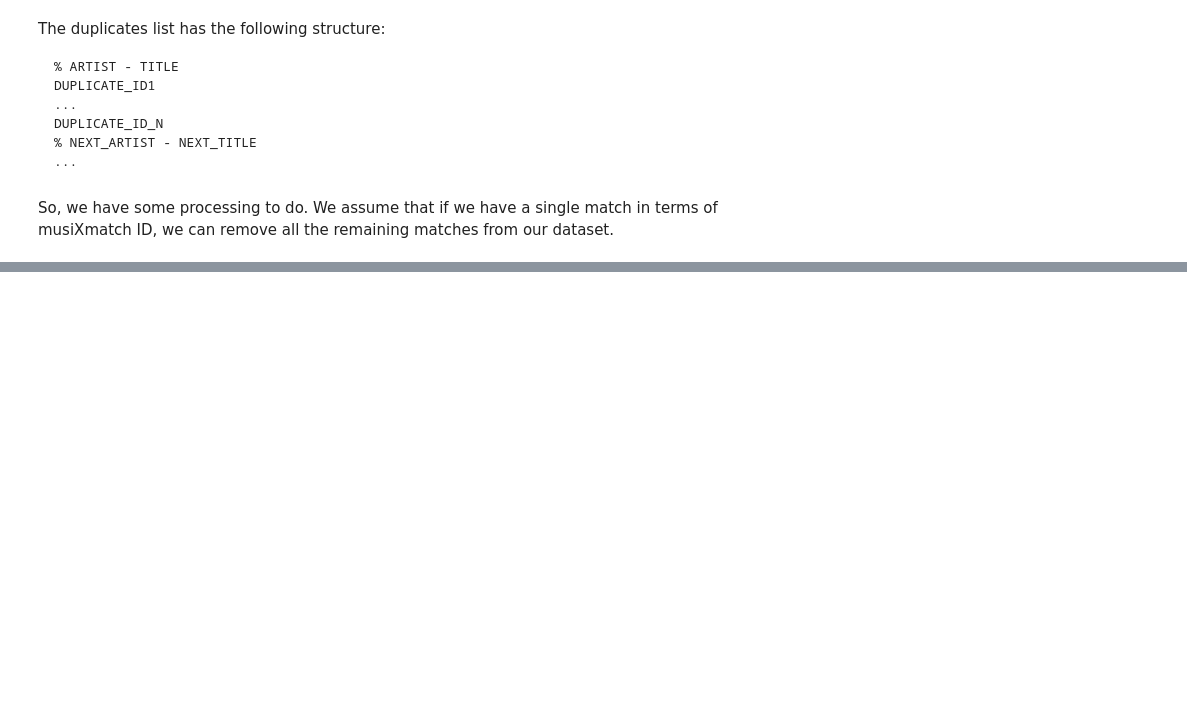
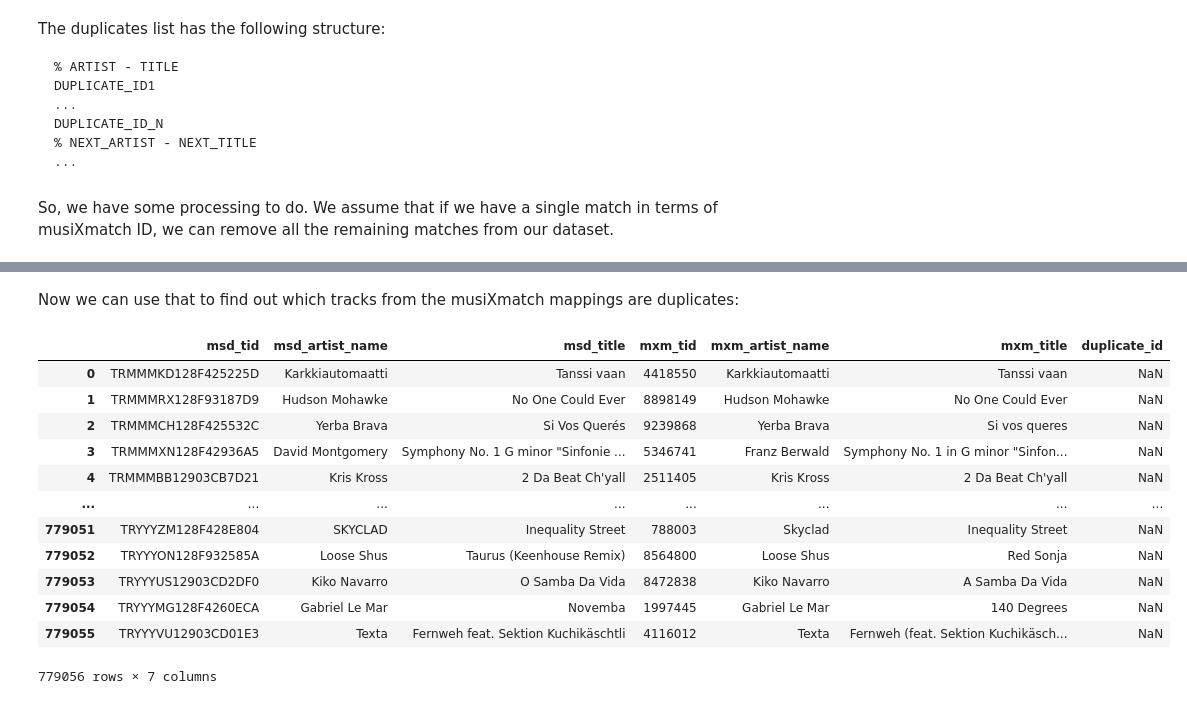
Before and after one commit to Sejmou/tuwien-nlp-2022w-group12, a Jupyter notebook: mxm-msd-merge.ipynb, the cells around one changed output, grey strips where cells are left out. Drawn from its saved outputs; the diff is of its cells as text; code cells hidden in the pictures; blank space fills up the shorter version.

Commit message:
start work on finding mXm mapping duplicates

````diff
--- a/mxm-msd-merge.ipynb
+++ b/mxm-msd-merge.ipynb
@@ -67,6 +95,12 @@ mapping[mapping.msd_title.str.lower() != mapping.mxm_title.str.lower()]
 We see that the researchers did a pretty good job, finding several hundreds of thousands of songs that wouldn't match if we chose a very simple matching strategy.
 # %% [markdown]
 ## Load duplicates list and use it for filtering
+# %%
+duplicate_file_path = os.path.join(data_dir, "msd_duplicates.txt")
+if not os.path.exists(duplicate_file_path):
+  duplicate_file_content = get_remote_textfile("http://millionsongdataset.com/sites/default/files/AdditionalFiles/msd_duplicates.txt")
+  with open(duplicate_file_path, "w") as f:
+    f.write(duplicate_file_content)
 # %% [markdown]
 The duplicates list has the following structure:
 ```
@@ -79,9 +113,18 @@ DUPLICATE_ID_N
 ```
 # %% [markdown]
 So, we have some processing to do. We assume that if we have a single match in terms of musiXmatch ID, we can remove all the remaining matches from our dataset.
-# %%
-import re
-
-with open("data/msd_duplicates.txt") as f:
-  duplicates = f.read()
-  re.
+# %%
+import re
+
+with open(duplicate_file_path) as f:
+  # remove comments (lines starting with "#")
+  duplicates_data = "".join([line for line in f.readlines() if not line.startswith("#")])
+  # we could extract the artist and track names for the duplicates from the file, like this:
+  # artist_and_track_name_strs = re.findall(r"\%[0-9]*\s(.*)\n", duplicates_data)
+  # splits = [str.split(" - ") for str in artist_and_track_name_strs]
+
+  # But actually there's a few instances where " - " is either part of the song title or the artist's name
+  # there's no clear rule for splitting that without introducing error
+  # so, rather than picking the names from here, we will just use the lists of duplicates
+
+  duplicated_tracks = [ids_str.split("\n")[:-1] for ids_str in re.split(r"\%[0-9]*\s.*\n", duplicates_data)[1:]]
@@ -87,0 +151,5 @@ with open("data/msd_duplicates.txt") as f:
+# %%
+dups_and_tracks = [[(i, track_id) for track_id in track_ids] for (i, track_ids) in enumerate(duplicated_tracks)]
+dups_and_tracks_flat = [item for dup_and_tracks in dups_and_tracks for item in dup_and_tracks]
+dup_mapping = pd.DataFrame(dups_and_tracks_flat, columns=["duplicate_id", "msd_tid"])
+dup_mapping
@@ -87,0 +170,19 @@ with open("data/msd_duplicates.txt") as f:
+# %% [markdown]
+Now we can use that to find out which tracks from the musiXmatch mappings are duplicates:
+# %%
+mxm_with_dup_info = pd.merge(mxm_mapping, dup_mapping, on="msd_tid", how="left")
+mxm_with_dup_info
+# %% [output]
+|  | msd_tid | msd_artist_name | msd_title | mxm_tid | mxm_artist_name | mxm_title | duplicate_id |
+| 0 | TRMMMKD128F425225D | Karkkiautomaatti | Tanssi vaan | 4418550 | Karkkiautomaatti | Tanssi vaan | NaN |
+| 1 | TRMMMRX128F93187D9 | Hudson Mohawke | No One Could Ever | 8898149 | Hudson Mohawke | No One Could Ever | NaN |
+| 2 | TRMMMCH128F425532C | Yerba Brava | Si Vos Querés | 9239868 | Yerba Brava | Si vos queres | NaN |
+| 3 | TRMMMXN128F42936A5 | David Montgomery | Symphony No. 1 G minor "Sinfonie ... | 5346741 | Franz Berwald | Symphony No. 1 in G minor "Sinfon... | NaN |
+| 4 | TRMMMBB12903CB7D21 | Kris Kross | 2 Da Beat Ch'yall | 2511405 | Kris Kross | 2 Da Beat Ch'yall | NaN |
+| ... | ... | ... | ... | ... | ... | ... | ... |
+| 779051 | TRYYYZM128F428E804 | SKYCLAD | Inequality Street | 788003 | Skyclad | Inequality Street | NaN |
+| 779052 | TRYYYON128F932585A | Loose Shus | Taurus (Keenhouse Remix) | 8564800 | Loose Shus | Red Sonja | NaN |
+| 779053 | TRYYYUS12903CD2DF0 | Kiko Navarro | O Samba Da Vida | 8472838 | Kiko Navarro | A Samba Da Vida | NaN |
+| 779054 | TRYYYMG128F4260ECA | Gabriel Le Mar | Novemba | 1997445 | Gabriel Le Mar | 140 Degrees | NaN |
+| 779055 | TRYYYVU12903CD01E3 | Texta | Fernweh feat. Sektion Kuchikäschtli | 4116012 | Texta | Fernweh (feat. Sektion Kuchikäsch... | NaN |
+779056 rows × 7 columns
````
Also changed, not shown: parts of 24 cells of this notebook.
